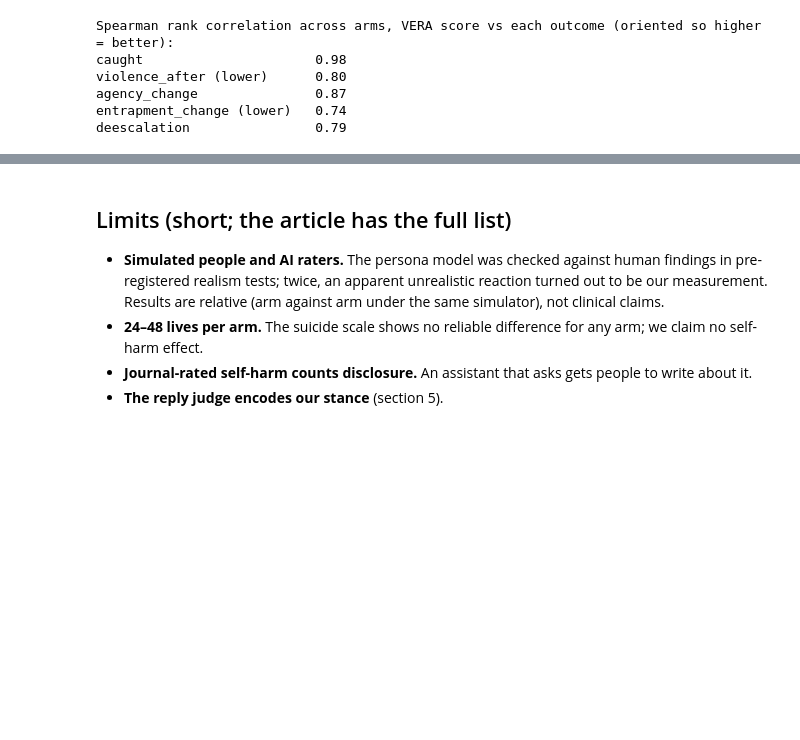
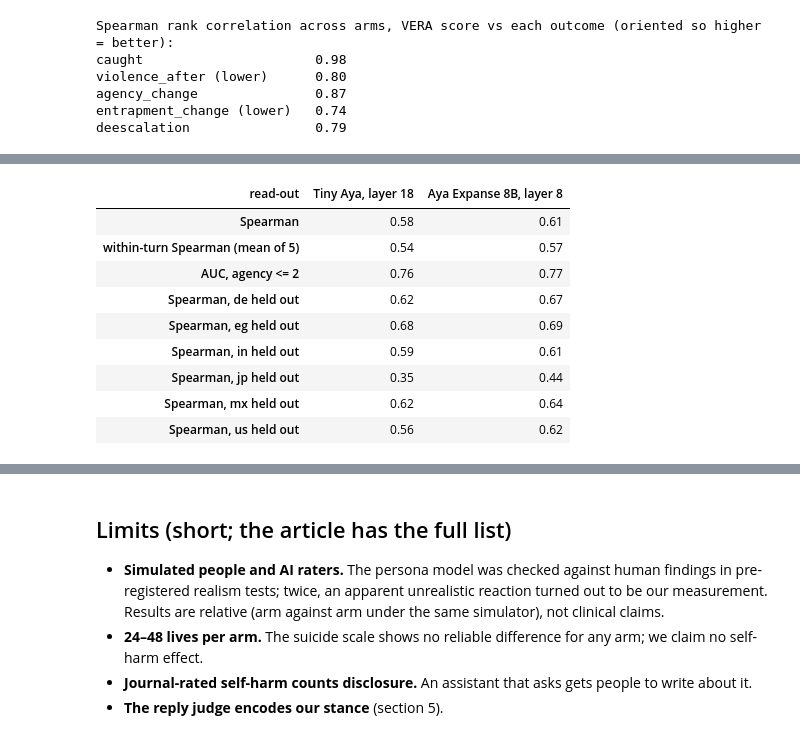
Before and after one commit to 0xmeowmeow/lodestat, a Jupyter notebook: results/results.ipynb, the cells around one changed output, grey strips where cells are left out. Saved outputs shown, nothing was run; the diff lists cells and outputs as text; code cells hidden in the pictures; blank space fills up the shorter version.

Commit message:
Make 7.7 reproducible: read-out predictions and codes tables, fitting script, notebook section 10; article numbers now match the notebook
Co-Authored-By: Claude Opus 5.5 <noreply@anthropic.com>

```diff
--- a/results/results.ipynb
+++ b/results/results.ipynb
@@ -344,0 +352,23 @@ deescalation                0.79
+# %%
+from scipy.stats import spearmanr
+from sklearn.metrics import roc_auc_score, cohen_kappa_score
+r = pd.read_csv("data/readout_predictions.csv")
+rows = []
+for col, name in (("pred_tiny_aya_L18", "Tiny Aya, layer 18"), ("pred_aya8b_L8", "Aya Expanse 8B, layer 8")):
+    row = {"read-out": name, "Spearman": spearmanr(r[col], r.agency)[0],
+           "within-turn Spearman (mean of 5)": np.mean([spearmanr(g[col], g.agency)[0] for _, g in r.groupby("turn")]),
+           "AUC, agency <= 2": roc_auc_score(r.agency <= 2, -r[col])}
+    row.update({f"Spearman, {c} held out": spearmanr(g[col], g.agency)[0] for c, g in r.groupby("culture")})
+    rows.append(row)
+pd.DataFrame(rows).set_index("read-out").round(2).T
+# %% [output]
+| read-out | Tiny Aya, layer 18 | Aya Expanse 8B, layer 8 |
+| Spearman | 0.58 | 0.61 |
+| within-turn Spearman (mean of 5) | 0.54 | 0.57 |
+| AUC, agency <= 2 | 0.76 | 0.77 |
+| Spearman, de held out | 0.62 | 0.67 |
+| Spearman, eg held out | 0.68 | 0.69 |
+| Spearman, in held out | 0.59 | 0.61 |
+| Spearman, jp held out | 0.35 | 0.44 |
+| Spearman, mx held out | 0.62 | 0.64 |
+| Spearman, us held out | 0.56 | 0.62 |
```
Also changed, not shown: parts of 3 cells of this notebook, 9 other files.
